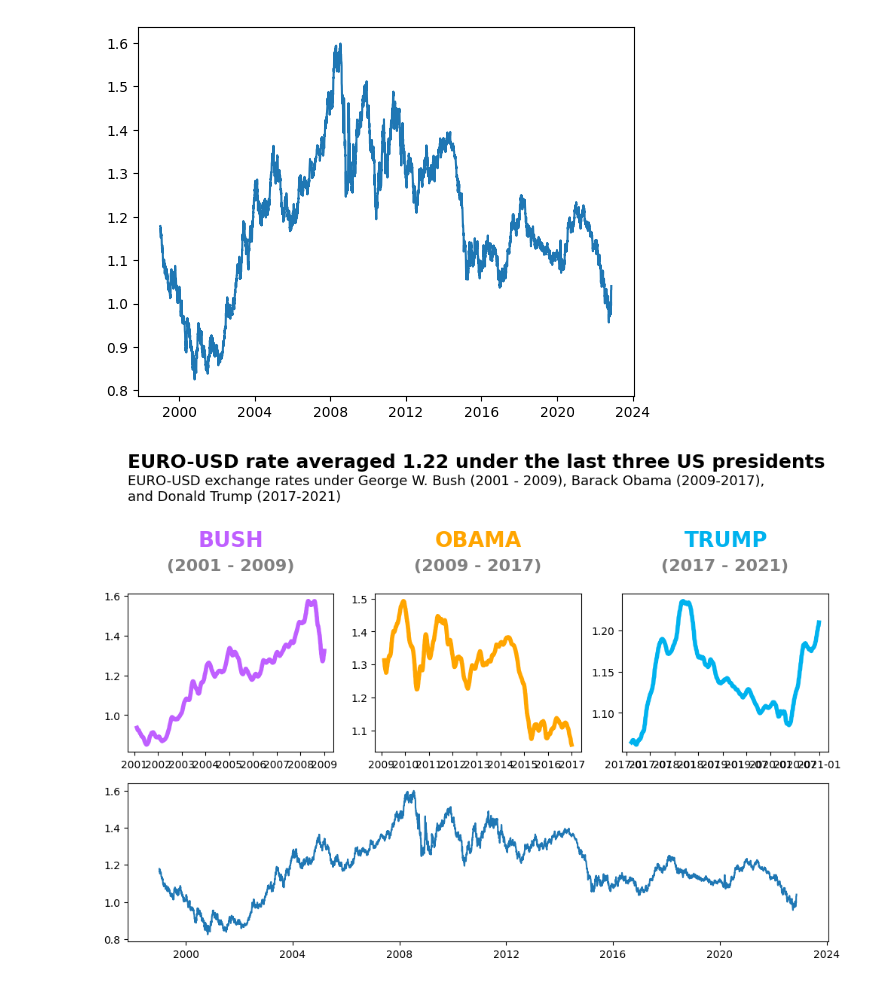
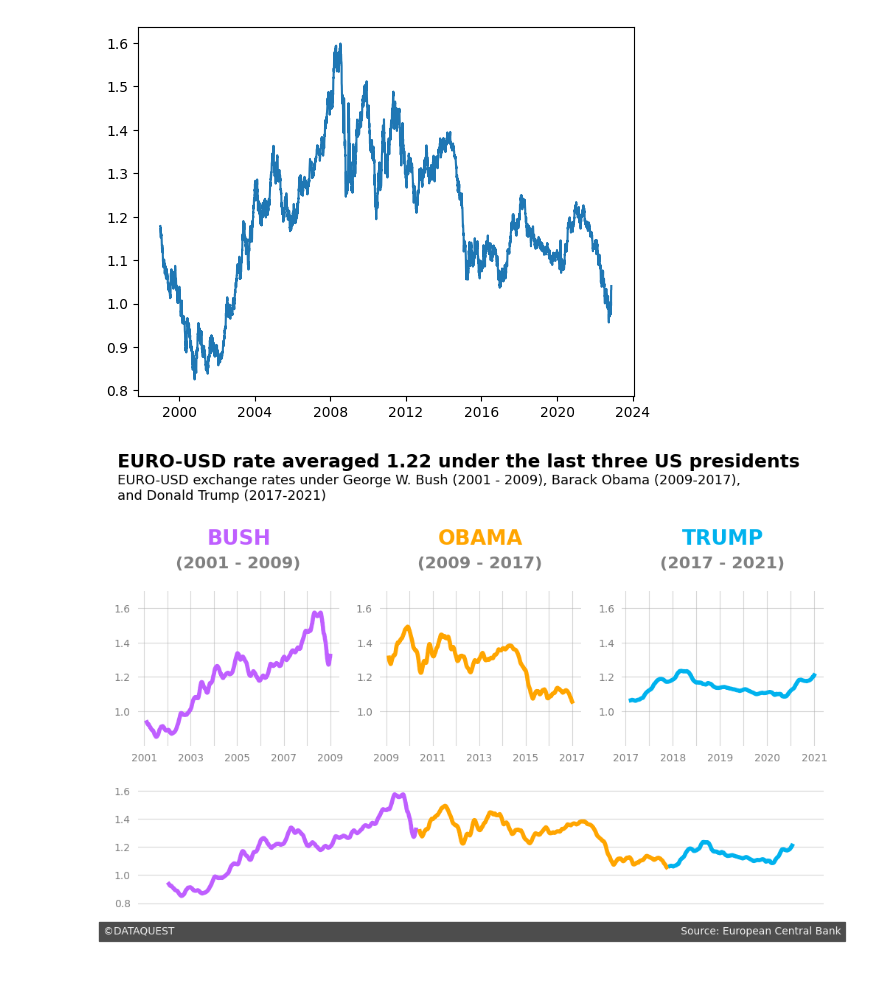
Before and after one commit to DucTrung1802/Data-Science, a Jupyter notebook: exchange_rate/exchange_rate.ipynb, the cells around one changed output. Drawn from its saved outputs; the diff is of its cells as text; code cells hidden in the pictures.

Commit message:
DONE "EURO-USD rate averaged 1.22 under the last three US presidents"

```diff
--- a/exchange_rate/exchange_rate.ipynb
+++ b/exchange_rate/exchange_rate.ipynb
@@ -113,9 +116,11 @@ ax2 = plt.subplot(2, 3, 2)
 ax3 = plt.subplot(2, 3, 3)
 ax4 = plt.subplot(2, 1, 2)
 axes = [ax1, ax2, ax3, ax4]
+sides = ["top", "bottom", "left", "right"]
 
+# headings
 ax1.text(
-    0.0,
+    -0.1,
     1.8,
     "EURO-USD rate averaged 1.22 under the last three US presidents",
     fontsize=18,
@@ -124,7 +129,7 @@ ax1.text(
 )
 
 ax1.text(
-    0,
+    -0.1,
     1.59,
     """EURO-USD exchange rates under George W. Bush (2001 - 2009), Barack Obama (2009-2017),
 and Donald Trump (2017-2021)""",
@@ -132,10 +137,23 @@ and Donald Trump (2017-2021)""",
     transform=ax1.transAxes,
 )
 
-# for ax in axes:
-#     ax.set_xbound(2001, 2009)
 
+# For all axes
+for ax in axes:
+    ax.set_ylim(0.8, 1.7)
+    ax.spines[sides].set_visible(False)
+    ax.tick_params(left=False, bottom=False)
+    ax.set_yticks([1.0, 1.2, 1.4, 1.6])
+    ax.set_yticklabels(["1.0", "1.2", "1.4", "1.6"], alpha=0.5)
+
+
+# ax1
 ax1.plot(bush["Time"], bush["us_dollar"], color="#BF5FFF", lw=4)
+ax1.grid(alpha=0.5)
+ax1.set_xticklabels(
+    ["", "2001", "", "2003", "", "2005", "", "2007", "", "2009"], alpha=0.5
+)
+# "transform=ax1.transAxes" parameter: specify text in axis coords ((0, 0) is lower-left and (1, 1) is upper-right)
 ax1.text(
     0.3442,
     1.3,
@@ -145,8 +163,6 @@ ax1.text(
     color="#BF5FFF",
     transform=ax1.transAxes,
 )
-# "transform=ax1.transAxes" parameter: specify text in axis coords ((0, 0) is lower-left and (1, 1) is upper-right)
-
 ax1.text(
     0.189,
     1.15,
@@ -156,11 +172,15 @@ ax1.text(
     color="grey",
     transform=ax1.transAxes,
 )
-# # ax1.set_xticklabels(
-#     ["2001", "", "2003", "", "2005", "", "2007", "", "2009"], alpha=0.3
-# )
 
+
+# ax2
 ax2.plot(obama["Time"], obama["us_dollar"], color="#ffa500", lw=4)
+ax2.grid(alpha=0.5)
+ax2.set_xticklabels(
+    ["", "2009", "", "2011", "", "2013", "", "2015", "", "2017"], alpha=0.5
+)
+# "transform=ax2.transAxes" parameter: specify text in axis coords ((0, 0) is lower-left and (1, 1) is upper-right)
 ax2.text(
     0.29,
     1.3,
@@ -170,49 +190,57 @@ ax2.text(
     color="#ffa500",
     transform=ax2.transAxes,
 )
-# "transform=ax2.transAxes" parameter: specify text in axis coords ((0, 0) is lower-left and (1, 1) is upper-right)
-
 ax2.text(
     0.189,
     1.15,
     "(2009 - 2017)",
     fontsize=16,
     weight="bold",
     color="grey",
     transform=ax2.transAxes,
 )
-# ax2.set_xticklabels(
-#     ["2001", "", "2003", "", "2005", "", "2007", "", "2009"], alpha=0.3
-#     ["2001", "", "2003", "", "2005", "", "2007", "", "2009"], alpha=0.3
-# )
 
+
+# ax3
 ax3.plot(trump["Time"], trump["us_dollar"], color="#00B2EE", lw=4)
+ax3.grid(alpha=0.5)
+ax3.set_xticklabels(["2017", "", "2018", "", "2019", "", "2020", "", "2021"], alpha=0.5)
+# "transform=ax3.transAxes" parameter: specify text in axis coords ((0, 0) is lower-left and (1, 1) is upper-right)
 ax3.text(
     0.3,
     1.3,
     "TRUMP",
     fontsize=20,
     weight="bold",
     color="#00B2EE",
     transform=ax3.transAxes,
 )
-# "transform=ax3.transAxes" parameter: specify text in axis coords ((0, 0) is lower-left and (1, 1) is upper-right)
-
 ax3.text(
     0.189,
     1.15,
     "(2017 - 2021)",
     fontsize=16,
     weight="bold",
     color="grey",
     transform=ax3.transAxes,
 )
-# ax3.set_xticklabels(
-#     ["2001", "", "2003", "", "2005", "", "2007", "", "2009"], alpha=0.3
-# )
 
-ax4.plot(euro_usd["Time"], euro_usd["us_dollar"])
+
+ax4.plot(bush["Time"], bush["us_dollar"], color="#BF5FFF", lw=4)
+ax4.plot(obama["Time"], obama["us_dollar"], color="#ffa500", lw=4)
+ax4.plot(trump["Time"], trump["us_dollar"], color="#00B2EE", lw=4)
+ax.set_xticklabels([])
+ax4.set_yticks([0.8, 1.0, 1.2, 1.4, 1.6])
+ax4.set_yticklabels([0.8, 1.0, 1.2, 1.4, 1.6])
+ax4.grid(alpha=0.5, axis="y")
+ax4.set_ylim(0.6, 1.7)
+
+### Adding a signature
+ax4.text(-0.05, -0.02, '©DATAQUEST' + ' '*157 + 'Source: European Central Bank',
+        color = '#f0f0f0', backgroundcolor = '#4d4d4d',
+        size=10, transform=ax4.transAxes)
+
 
 plt.show()
 # %% [output]
-[figure, old version]
+[figure, new version]
```
Also changed, not shown: parts of 1 cell of this notebook.
